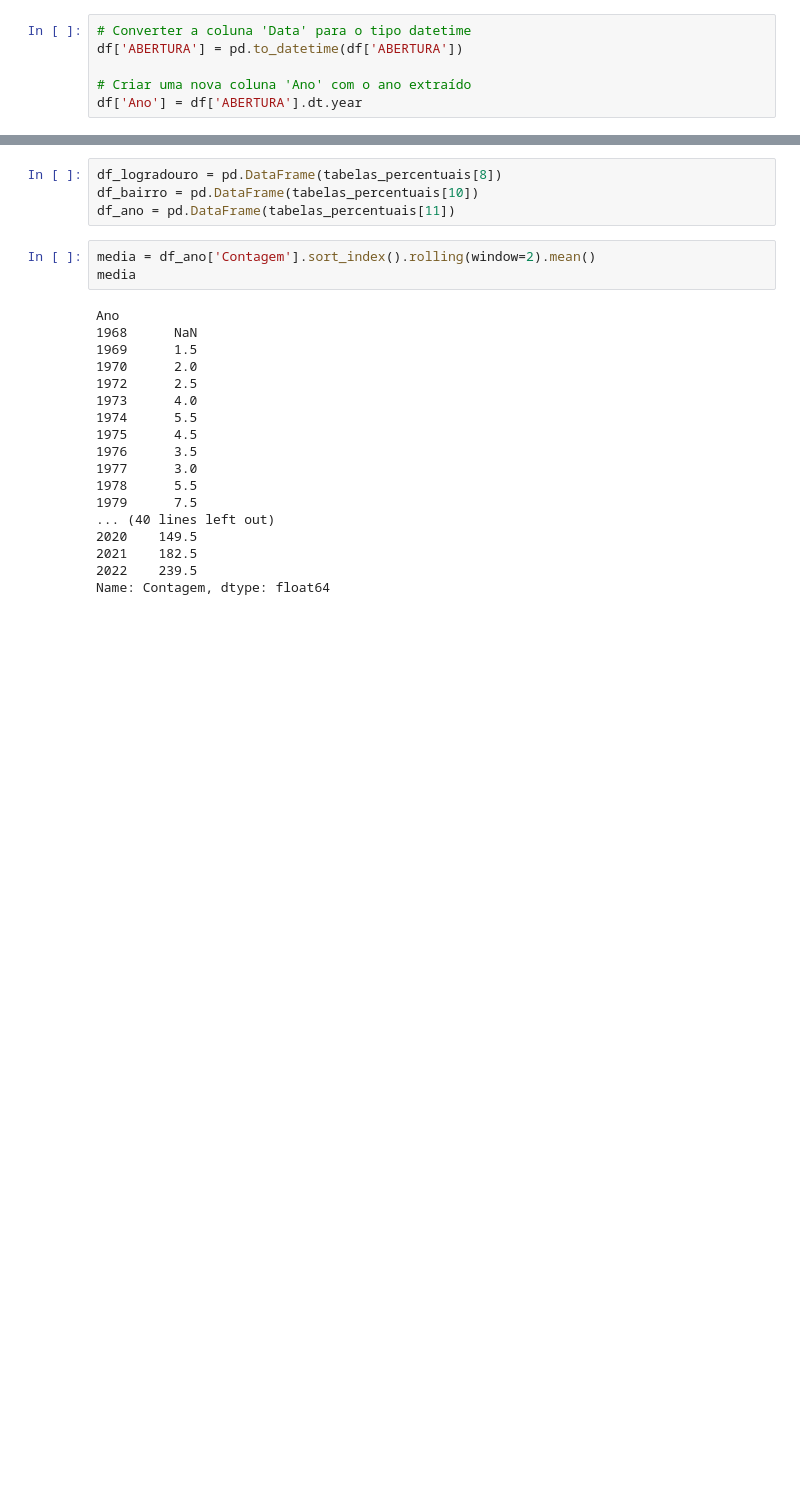
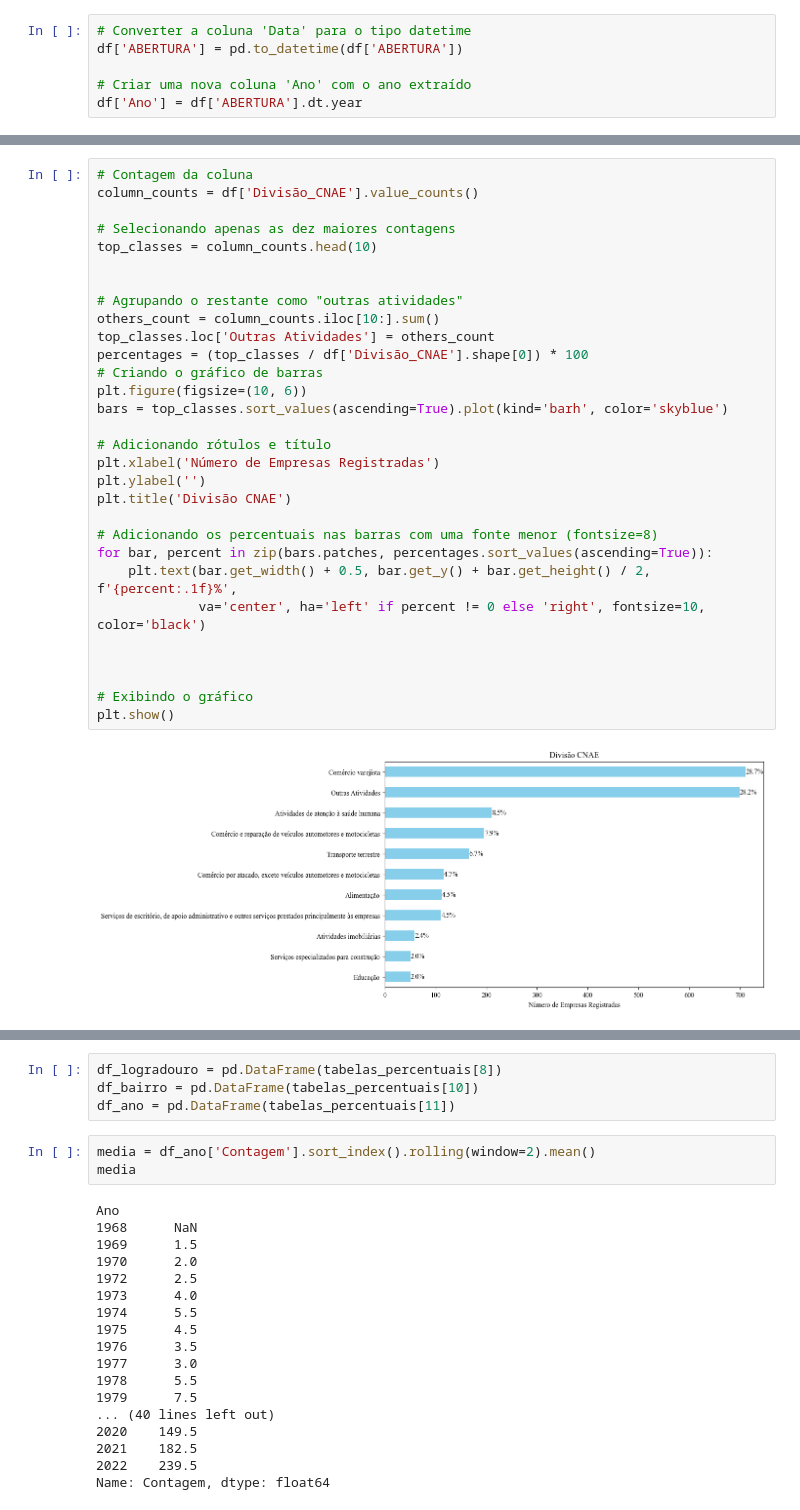
Before and after one commit to MauricioPozzebon/freelance-katia, a Jupyter notebook: analises.ipynb, the cells around one changed output, grey strips where cells are left out. Cells and saved outputs as stored; diff of their text form; blank space fills up the shorter version.

```diff
--- a/analises.ipynb
+++ b/analises.ipynb
@@ -102,3 +113,35 @@ for column in colunas_barra:
+# %%
+# Contagem da coluna
+column_counts = df['Divisão_CNAE'].value_counts()
+
+# Selecionando apenas as dez maiores contagens
+top_classes = column_counts.head(10)
+
+
+# Agrupando o restante como "outras atividades"
+others_count = column_counts.iloc[10:].sum()
+top_classes.loc['Outras Atividades'] = others_count
+percentages = (top_classes / df['Divisão_CNAE'].shape[0]) * 100
+# Criando o gráfico de barras
+plt.figure(figsize=(10, 6))
+bars = top_classes.sort_values(ascending=True).plot(kind='barh', color='skyblue')
+
+# Adicionando rótulos e título
+plt.xlabel('Número de Empresas Registradas')
+plt.ylabel('')
+plt.title('Divisão CNAE')
+
+# Adicionando os percentuais nas barras com uma fonte menor (fontsize=8)
+for bar, percent in zip(bars.patches, percentages.sort_values(ascending=True)):
+    plt.text(bar.get_width() + 0.5, bar.get_y() + bar.get_height() / 2, f'{percent:.1f}%',
+             va='center', ha='left' if percent != 0 else 'right', fontsize=10, color='black')
+
+
+
+# Exibindo o gráfico
+plt.show()
+# %% [output]
+[figure, added]
 # %%
 # Função para criar tabela de percentuais
 def criar_tabela_percentual(coluna):
```
Also changed, not shown: parts of 26 cells of this notebook, 13 other files.
